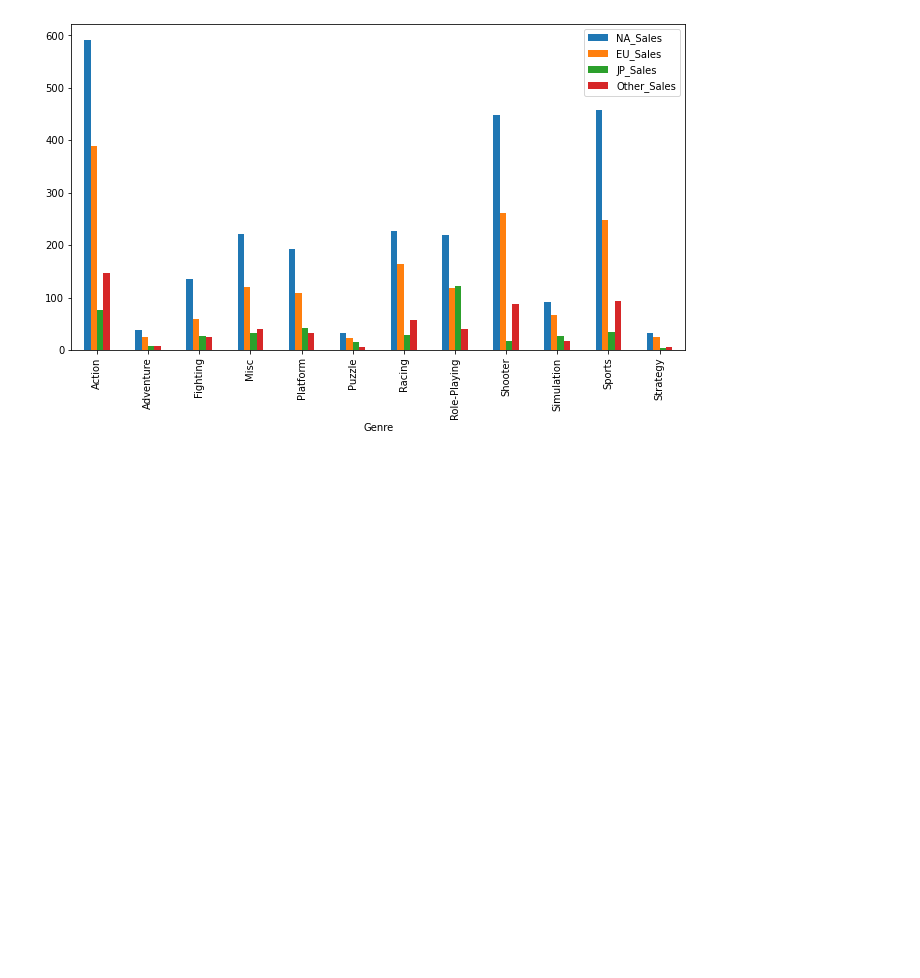
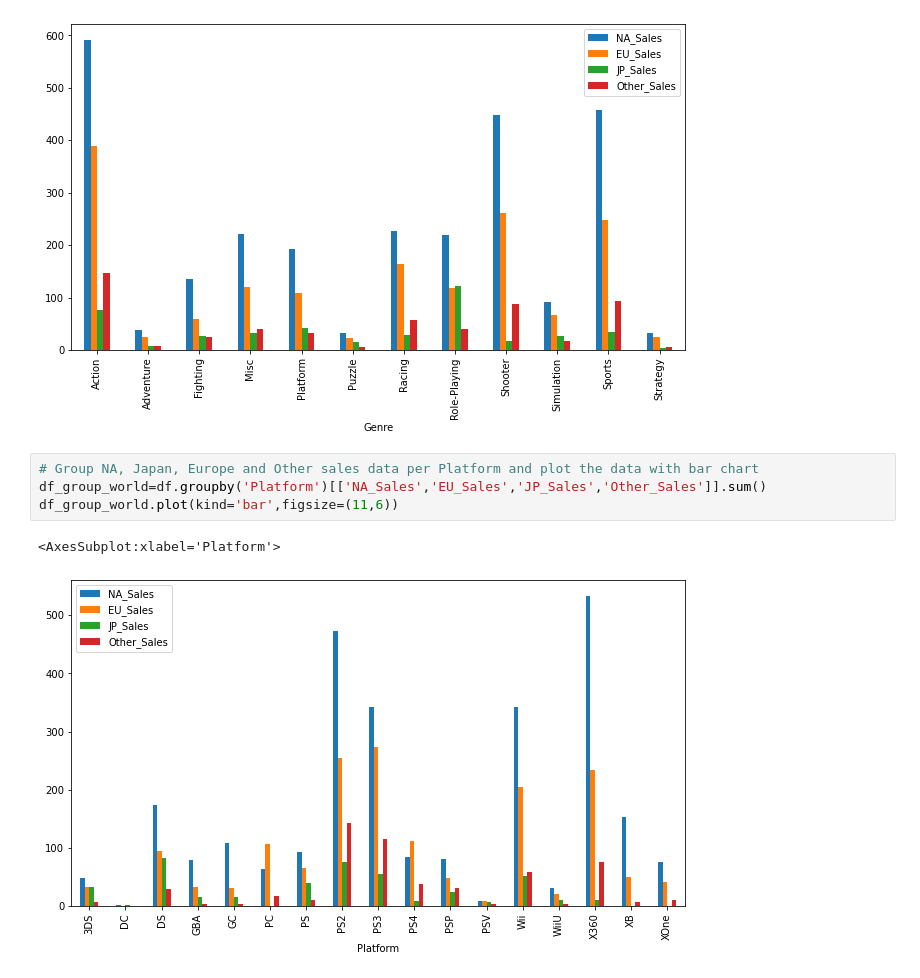
Before and after one commit to mcslender97/project-4-video-games, a Jupyter notebook: project-4_P2.ipynb, the cells around one changed output. Drawn from its saved outputs; the diff is of its cells as text; blank space fills up the shorter version.

```diff
--- a/project-4_P2.ipynb
+++ b/project-4_P2.ipynb
@@ -91,3 +91,10 @@ df_group_world.plot(kind='bar',figsize=(11,6))
 # %% [output]
 <AxesSubplot:xlabel='Genre'>
 [figure]
+# %%
+# Group NA, Japan, Europe and Other sales data per Platform and plot the data with bar chart
+df_group_world=df.groupby('Platform')[['NA_Sales','EU_Sales','JP_Sales','Other_Sales']].sum()
+df_group_world.plot(kind='bar',figsize=(11,6))
+# %% [output]
+<AxesSubplot:xlabel='Platform'>
+[figure, added]
```
Also changed, not shown: parts of 3 cells of this notebook.
